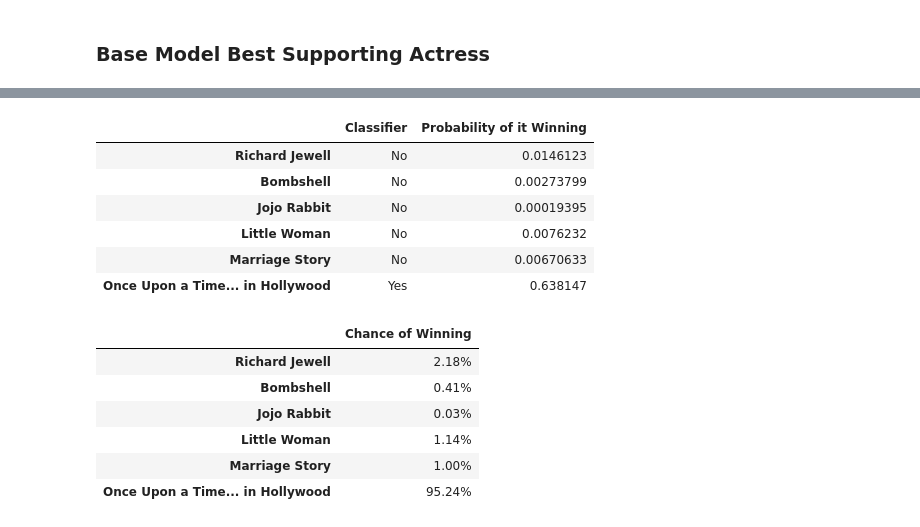
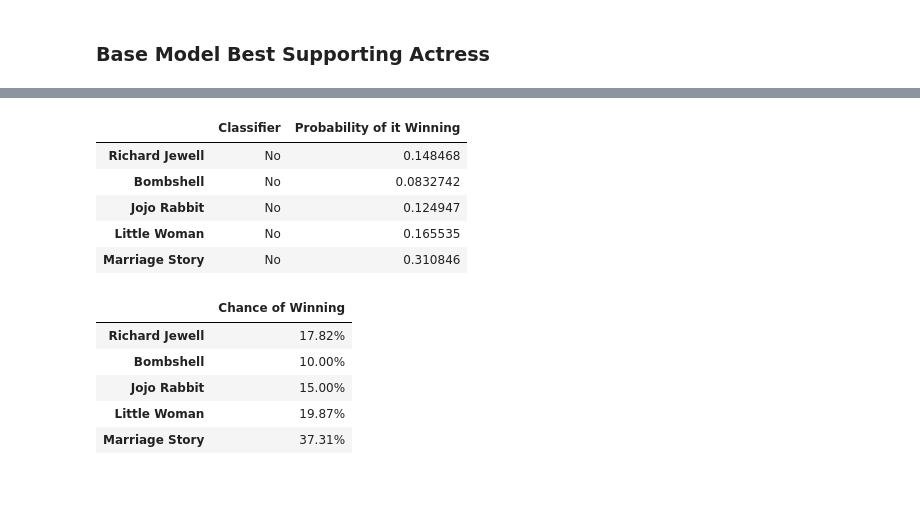
Before and after one commit to MrThomasPin/Oscar-Machine-Learning, a Jupyter notebook: 03_oscar-predictor-ml_2019.ipynb, the cells around one changed output, grey strips where cells are left out. Cells and saved outputs as stored; diff of their text form; code cells hidden in the pictures; blank space fills up the shorter version.

```diff
--- a/03_oscar-predictor-ml_2019.ipynb
+++ b/03_oscar-predictor-ml_2019.ipynb
@@ -753,14 +751,13 @@ diff_class_ml(X_train_best_supporting_actress, X_test_best_supporting_actress, y
 # %%
-predict_supporting_actress_2019 = oscar_predict(X_train_best_supporting_actress, y_train_best_supporting_actress, best_supporting_actress_2019_identifiable, LGBMClassifier())
+predict_supporting_actress_2019 = oscar_predict(X_train_best_supporting_actress, y_train_best_supporting_actress, best_supporting_actress_2019_identifiable, LogisticRegression())
 predict_supporting_actress_2019
 # %% [output]
 |  | Classifier | Probability of it Winning |
-| Richard Jewell | No | 0.0146123 |
-| Bombshell | No | 0.00273799 |
-| Jojo Rabbit | No | 0.00019395 |
-| Little Woman | No | 0.0076232 |
-| Marriage Story | No | 0.00670633 |
-| Once Upon a Time... in Hollywood | Yes | 0.638147 |
+| Richard Jewell | No | 0.148468 |
+| Bombshell | No | 0.0832742 |
+| Jojo Rabbit | No | 0.124947 |
+| Little Woman | No | 0.165535 |
+| Marriage Story | No | 0.310846 |
 # %%
 normalized_predict_supporting_actress_2019 = normalized_winner(predict_supporting_actress_2019)
 
@@ -769,9 +766,8 @@ normalized_predict_supporting_actress_2019.to_csv("table/normalized_predict_supp
 normalized_predict_supporting_actress_2019
 # %% [output]
 |  | Chance of Winning |
-| Richard Jewell | 2.18% |
-| Bombshell | 0.41% |
-| Jojo Rabbit | 0.03% |
-| Little Woman | 1.14% |
-| Marriage Story | 1.00% |
-| Once Upon a Time... in Hollywood | 95.24% |
+| Richard Jewell | 17.82% |
+| Bombshell | 10.00% |
+| Jojo Rabbit | 15.00% |
+| Little Woman | 19.87% |
+| Marriage Story | 37.31% |
```
Also changed, not shown: parts of 22 cells of this notebook, 12 other files.
